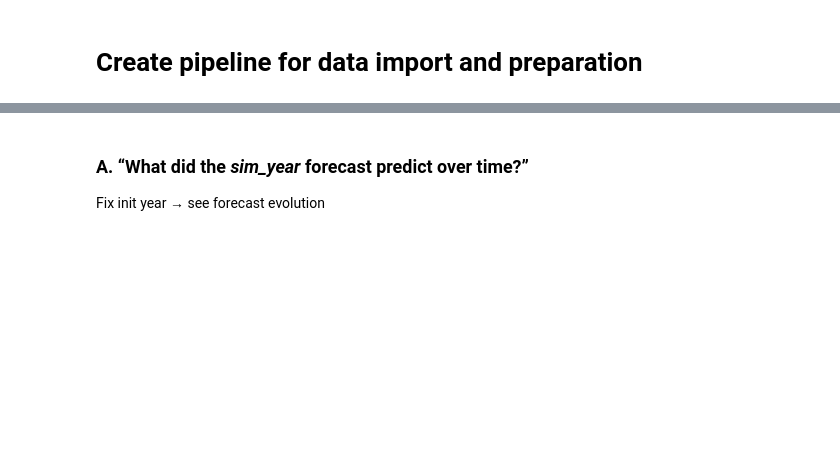
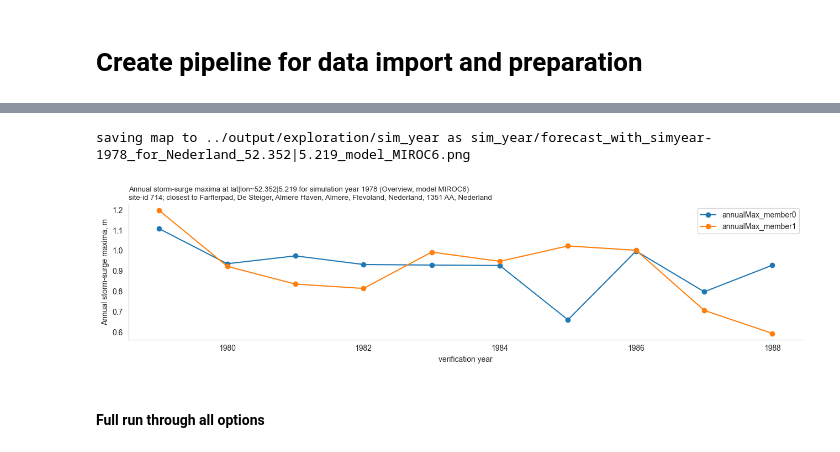
Before and after one commit to silviaelisabeth/SeaLevelExtremes, a Jupyter notebook: script/data_exploration.ipynb, the cells around one changed output, grey strips where cells are left out. Saved outputs shown, nothing was run; the diff lists cells and outputs as text; code cells hidden in the pictures; blank space fills up the shorter version.

Commit message:
update file_name for storage and location lookup

```diff
--- a/script/data_exploration.ipynb
+++ b/script/data_exploration.ipynb
@@ -222,0 +423,14 @@ Which locations are we looking at? which one are valid?
+# %%
+if location_lookup == 'None' or location_lookup == '':
+    print(f"No specific location selected.")
+    location_closest = None
+else:
+    message = f'find closest location to {location_lookup}...'
+    print(message)
+    ls_messages.append(message)
+
+    geolocator = Nominatim(user_agent="storm_surge_analysis", timeout=10)
+    location_closest = geolocator.geocode(location_lookup)
+    location_closest.latitude, location_closest.longitude
+
+location_closest
@@ -320,6 +545,47 @@ lead = am_site.lead.to_series().unique()
 # %%
-try:
-    location = geolocator.reverse((am_site.lat.values, am_site.lon.values))
-except:
-    location = None
-location
+def plot_forecast_timeseries_from_inityear_for_location(
+    sim_year_forecast: DataFrame, sim_year_selected: int, location: Location, site_id:int, model_name: str,
+    save_time_series_plot: bool = True,  figsize=(13, 3.5),
+    ) -> plt.Figure:
+    lat_str, lon_str = str(round(location[1][0], 3)), str(round(location[1][1], 3))
+    country_str = location.address.split(',')[-1].strip()
+
+    fig, ax = plt.subplots(figsize=figsize)
+    title = "Annual storm-surge maxima at "
+    title += f"lat|lon~{lat_str}|{lon_str} for simulation year {sim_year_selected} (Overview, model {model_name})"
+
+    ax.set_title(
+        title + f"\nsite-id {site_id}; closest to {location.address}" if location else f"site-id {site_id}",
+        loc='left', fontsize=fs_title
+        )
+
+    sim_year_forecast.set_index('valid_year').filter(like='annualMax').plot(ax=ax, marker='o')
+
+    ax.set_ylabel('Annual storm-surge maxima, m')
+    ax.set_xlabel('verification year')
+
+    ax.grid(False)
+    sns.despine()
+    plt.tight_layout()
+
+    if save_time_series_plot:
+        export_dir_figures.mkdir(parents=True, exist_ok=True)
+        file_name = f"sim_year/forecast_with_simyear-{sim_year_selected}_for_{country_str}_{lat_str}|{lon_str}_model_{model_name}.png"
+        print(f"saving map to {export_dir_figures/"sim_year"} as {file_name}")
+
+        fig.savefig(
+            export_dir_figures / file_name, dpi=300, bbox_inches='tight'
+            )
+
+    plt.close(fig)
+    return fig
+
+# ----------------------------------------------------
+
+fig = plot_forecast_timeseries_from_inityear_for_location(
+    sim_year_forecast, sim_year_selected, location, site_id, model_name,save_time_series_plot=True
+    )
+fig
+# %% [output]
+saving map to ../output/exploration/sim_year as sim_year/forecast_with_simyear-1978_for_Nederland_52.352|5.219_model_MIROC6.png
+[figure, added]
@@ -338,3 +592,2 @@ df_site.dropna()
-# %% [markdown]
-### A. “What did the *sim_year* forecast predict over time?”
-Fix init year → see forecast evolution<br>
+# %% [markdown]
+#### Full run through all options
```
Also changed, not shown: parts of 97 cells of this notebook.
